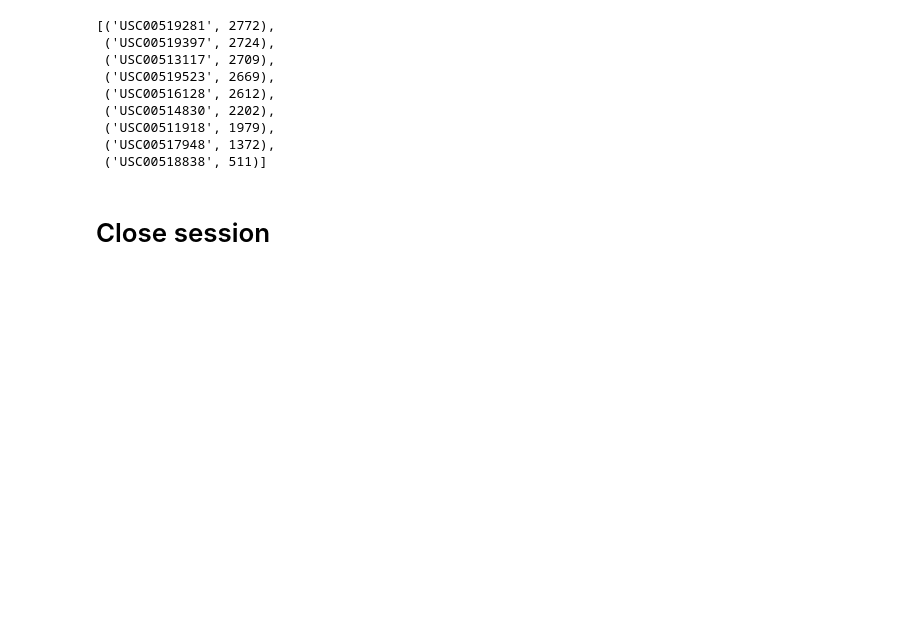
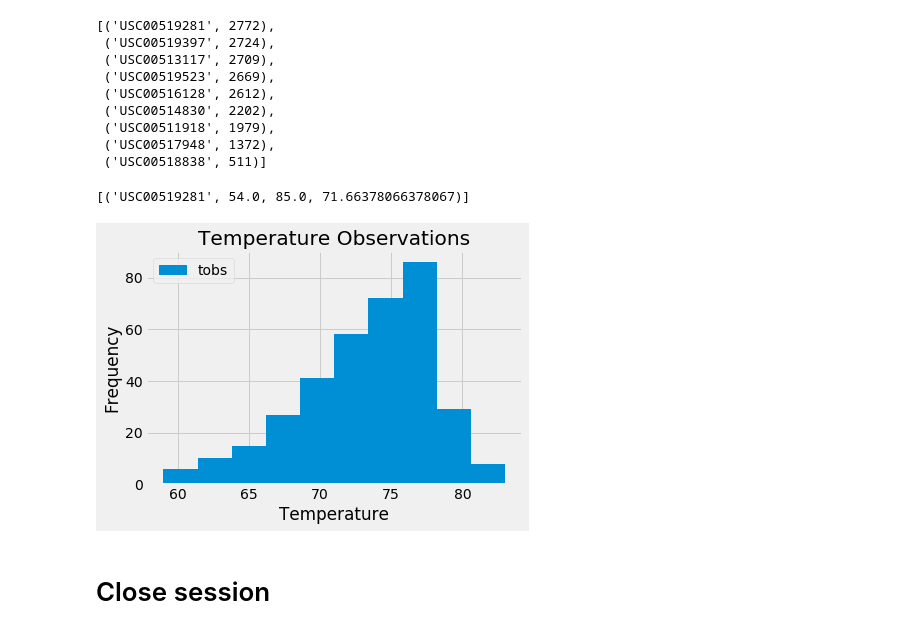
Before and after one commit to aaalicejohnson/sqlalchemy-challenge, a Jupyter notebook: SurfsUp/climate_sqlalchemy.ipynb, the cells around one changed output. Cells and saved outputs as stored; diff of their text form; code cells hidden in the pictures; blank space fills up the shorter version.

```diff
--- a/SurfsUp/climate_starter.ipynb
+++ b/SurfsUp/climate_sqlalchemy.ipynb
@@ -141,10 +141,32 @@ session.query(Measurement.station, func.count(Measurement.station)).\
  ('USC00517948', 1372),
  ('USC00518838', 511)]
 # %%
-# Using the most active station id from the previous query, calculate the lowest, highest, and average temperature.
+# Using the most active station id from the previous query, calculate the lowest, highest, and average temperature
+session.query(Measurement.station, func.min(Measurement.tobs), func.max(Measurement.tobs),
+              func.avg(Measurement.tobs)).\
+    filter(Measurement.station == 'USC00519281').all()
+# %% [output]
+[('USC00519281', 54.0, 85.0, 71.66378066378067)]
 # %%
 # Using the most active station id
 # Query the last 12 months of temperature observation data for this station and plot the results as a histogram
+temp_obs = session.query(Measurement.date, Measurement.tobs).\
+    filter(Measurement.date >= query_date).\
+    filter(Measurement.station == 'USC00519281').\
+    order_by(Measurement.date).all()
+
+temp_df = pd.DataFrame(temp_obs, columns=['date', 'temperature'])
+temp_df.set_index('date', inplace=True)
+temp_df.sort_index(ascending=True)
+temp_df.hist()
+plt.bins = 12
+plt.xlabel("Temperature")
+plt.ylabel("Frequency")
+plt.legend(['tobs'])
+plt.title('Temperature Observations')
+plt.show()
+# %% [output]
+[figure, added]
 # %% [markdown]
 # Close session
 # %%
```
